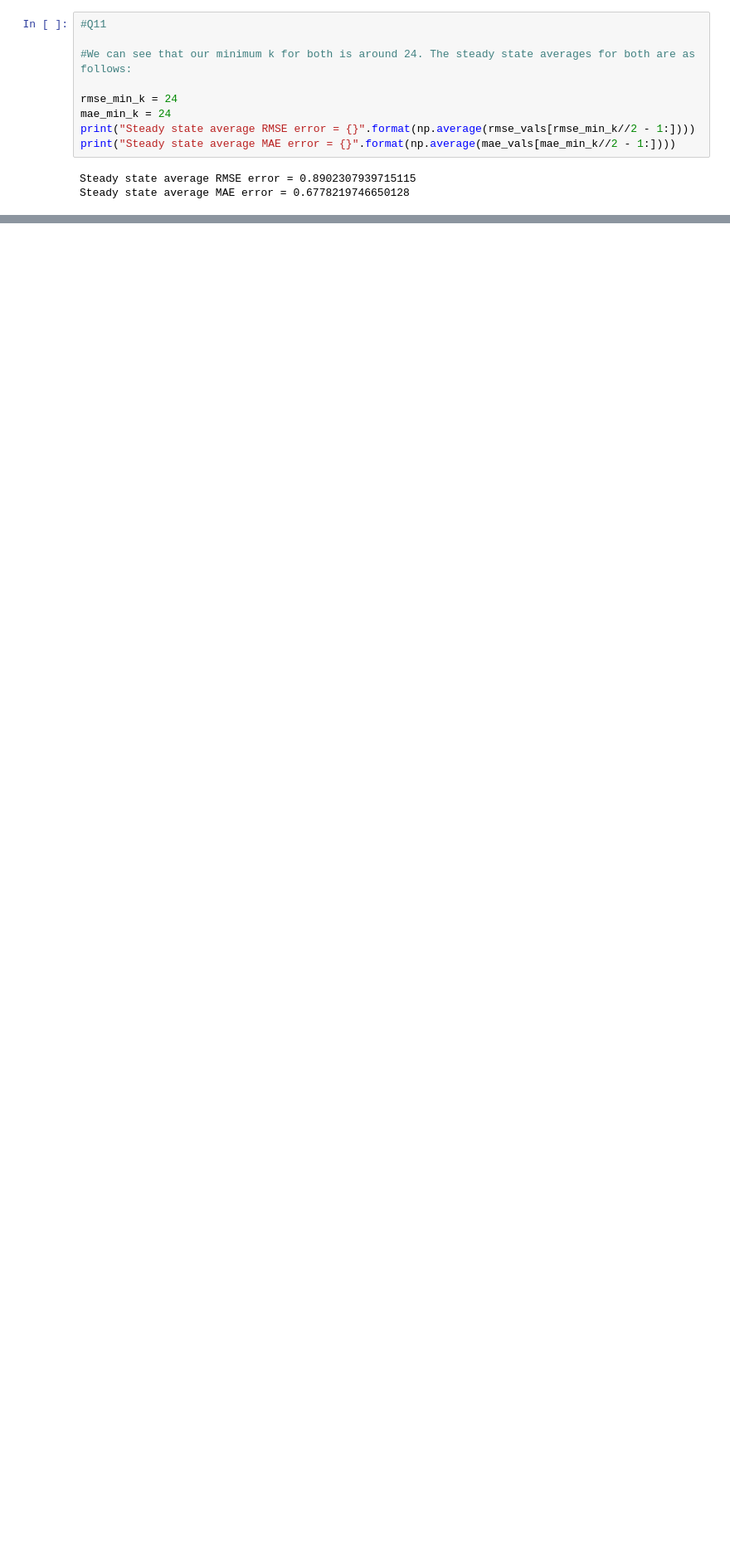
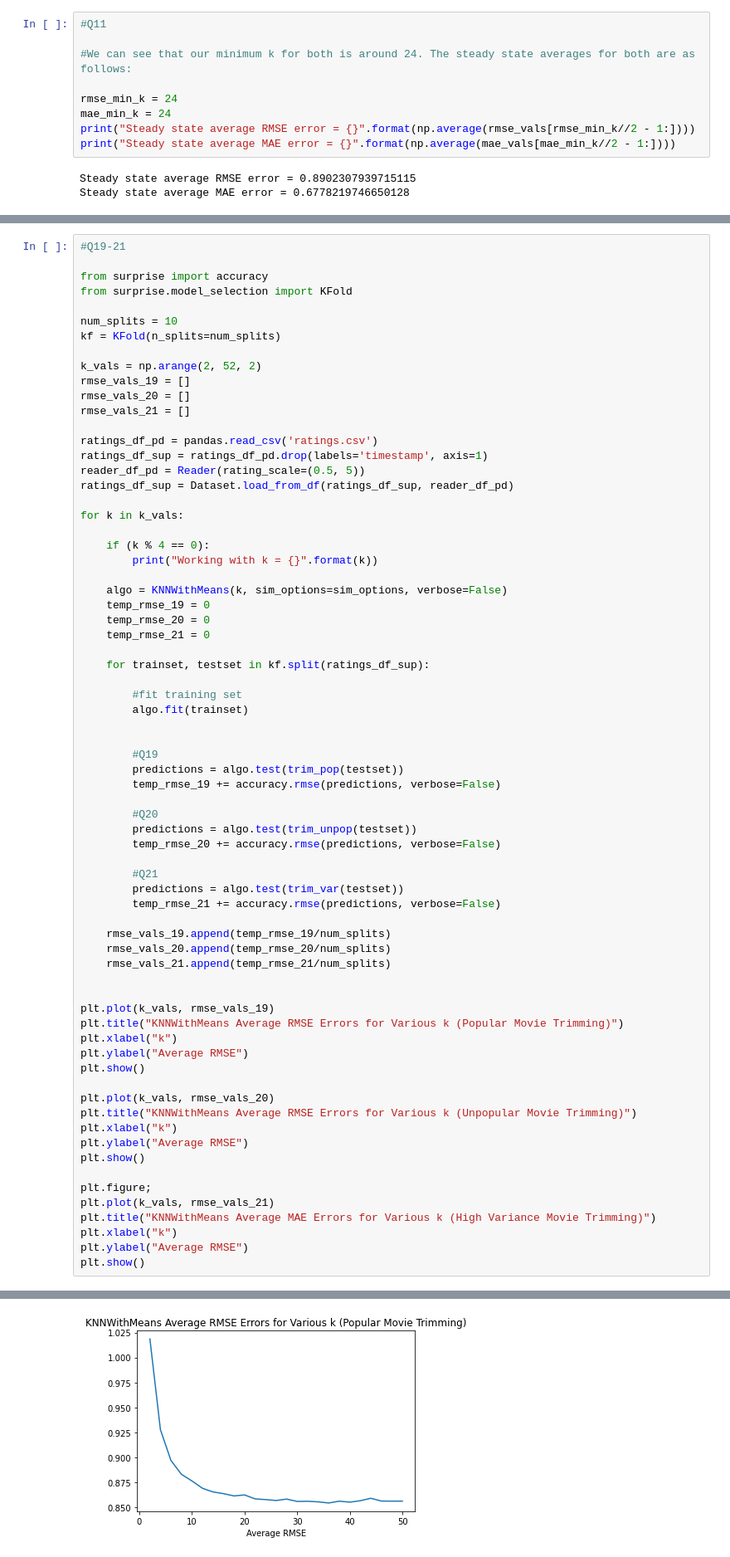
Before and after one commit to ztucker4/ECE219_Winter2021, a Jupyter notebook: Project_3/Project_3.ipynb, the cells around one changed output, grey strips where cells are left out. Shown at 83% size. Cells and saved outputs as stored; diff of their text form; blank space fills up the shorter version.

```diff
--- a/Project_3/Project_3.ipynb
+++ b/Project_3/Project_3.ipynb
@@ -416,0 +504,71 @@ for i in threshold_values:
+# %%
+#Q19-21
+
+from surprise import accuracy
+from surprise.model_selection import KFold
+
+num_splits = 10
+kf = KFold(n_splits=num_splits)
+
+k_vals = np.arange(2, 52, 2)
+rmse_vals_19 = []
+rmse_vals_20 = []
+rmse_vals_21 = []
+
+ratings_df_pd = pandas.read_csv('ratings.csv')
+ratings_df_sup = ratings_df_pd.drop(labels='timestamp', axis=1)
+reader_df_pd = Reader(rating_scale=(0.5, 5))
+ratings_df_sup = Dataset.load_from_df(ratings_df_sup, reader_df_pd)
+
+for k in k_vals:
+
+    if (k % 4 == 0):
+        print("Working with k = {}".format(k))
+
+    algo = KNNWithMeans(k, sim_options=sim_options, verbose=False)
+    temp_rmse_19 = 0
+    temp_rmse_20 = 0
+    temp_rmse_21 = 0
+
+    for trainset, testset in kf.split(ratings_df_sup):
+
+        #fit training set
+        algo.fit(trainset)
+
+
+        #Q19
+        predictions = algo.test(trim_pop(testset))
+        temp_rmse_19 += accuracy.rmse(predictions, verbose=False)
+
+        #Q20
+        predictions = algo.test(trim_unpop(testset))
+        temp_rmse_20 += accuracy.rmse(predictions, verbose=False)
+
+        #Q21
+        predictions = algo.test(trim_var(testset))
+        temp_rmse_21 += accuracy.rmse(predictions, verbose=False)
+
+    rmse_vals_19.append(temp_rmse_19/num_splits)
+    rmse_vals_20.append(temp_rmse_20/num_splits)
+    rmse_vals_21.append(temp_rmse_21/num_splits)
+
+
+plt.plot(k_vals, rmse_vals_19)
+plt.title("KNNWithMeans Average RMSE Errors for Various k (Popular Movie Trimming)")
+plt.xlabel("k")
+plt.ylabel("Average RMSE")
+plt.show()
+
+plt.plot(k_vals, rmse_vals_20)
+plt.title("KNNWithMeans Average RMSE Errors for Various k (Unpopular Movie Trimming)")
+plt.xlabel("k")
+plt.ylabel("Average RMSE")
+plt.show()
+
+plt.figure;
+plt.plot(k_vals, rmse_vals_21)
+plt.title("KNNWithMeans Average MAE Errors for Various k (High Variance Movie Trimming)")
+plt.xlabel("k")
+plt.ylabel("Average RMSE")
+plt.show()
+# %% [output]
@@ -416,0 +587 @@ for i in threshold_values:
+[figure, added]
```
Also changed, not shown: parts of 13 cells of this notebook.
